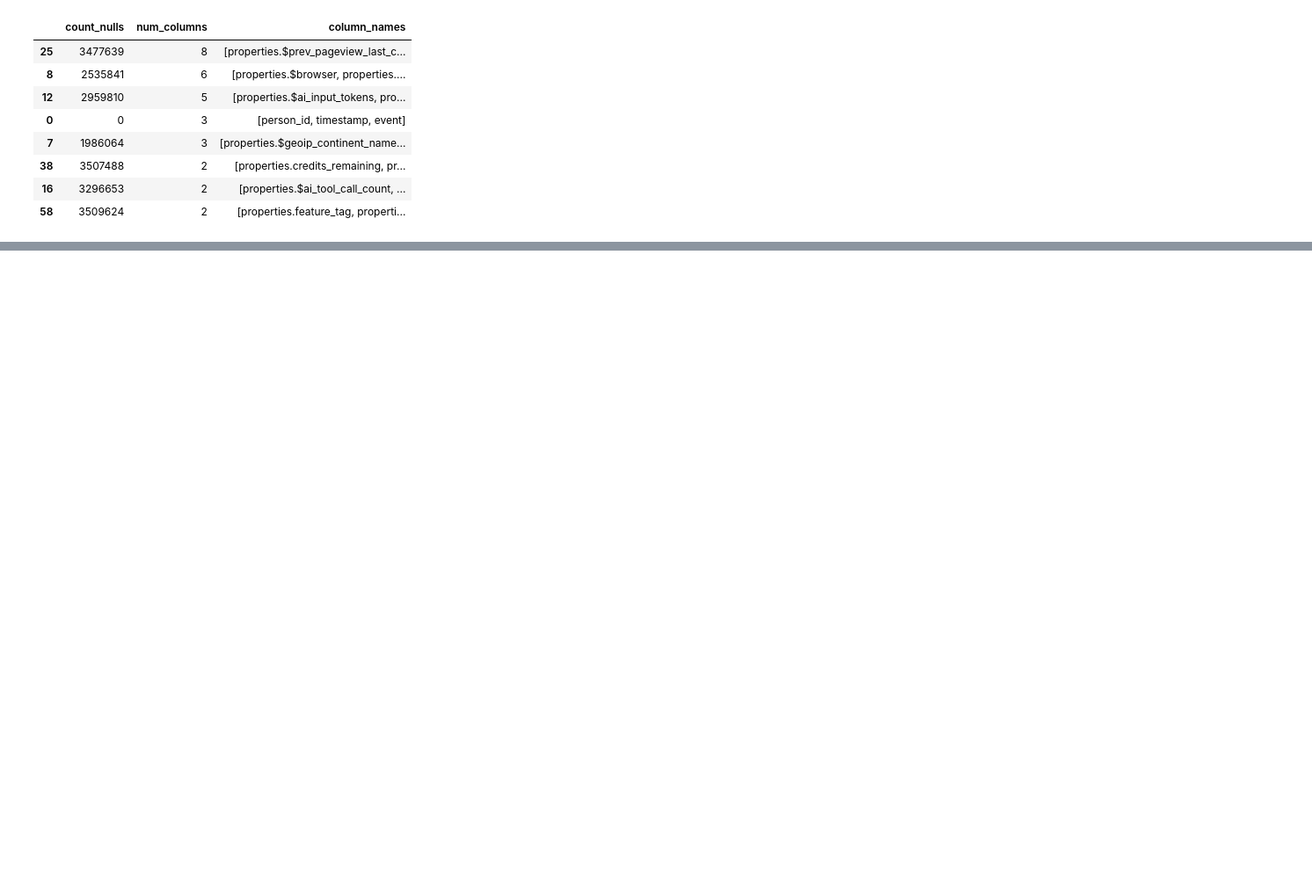
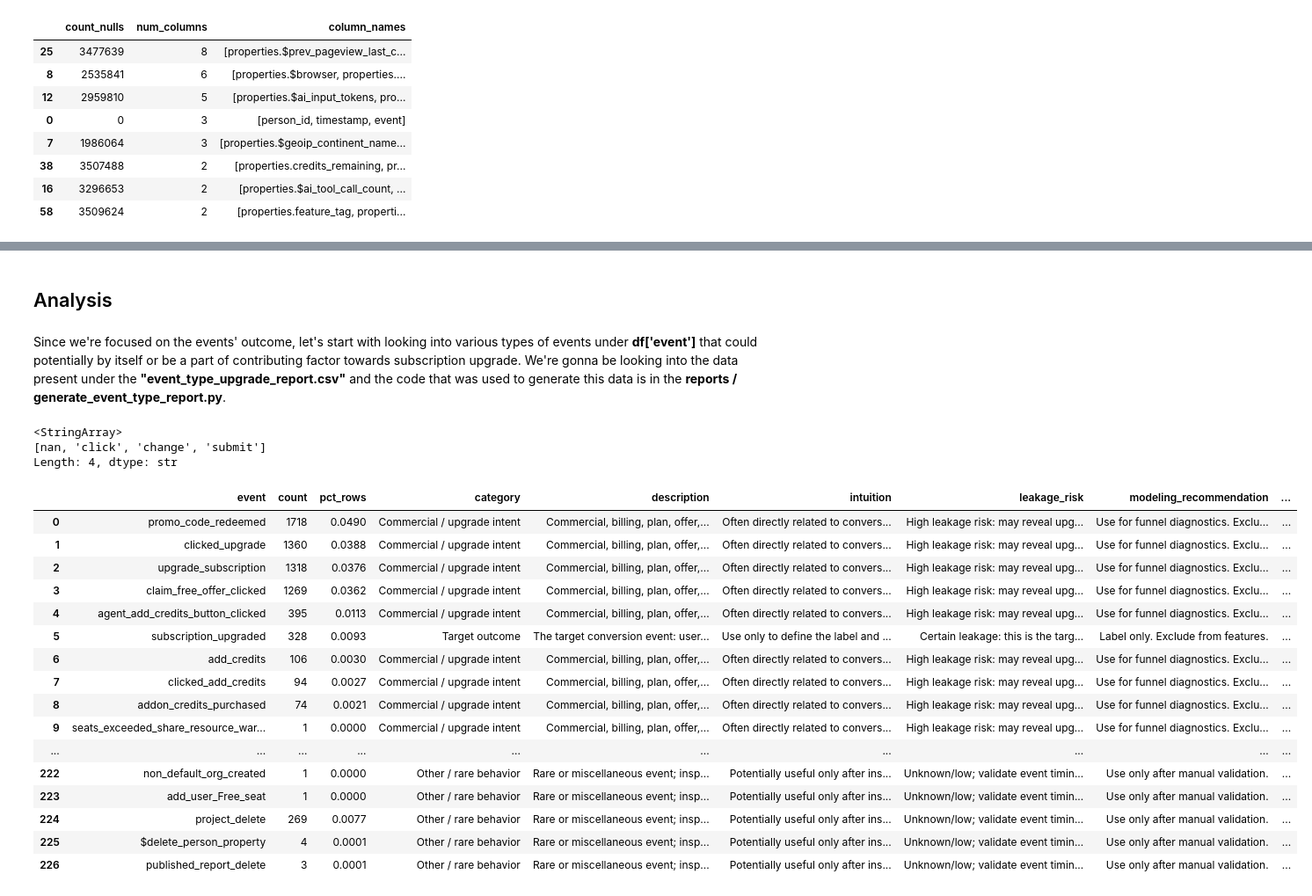
Before and after one commit to z-anxprincex1/zerve-odsc-datathon-2026, a Jupyter notebook: t1.ipynb, the cells around one changed output, grey strips where cells are left out. Shown at 88% size. Drawn from its saved outputs; the diff is of its cells as text; code cells hidden in the pictures; blank space fills up the shorter version.

Commit message:
added report generators

```diff
--- a/t1.ipynb
+++ b/t1.ipynb
@@ -107,0 +308,32 @@ sum_null_col_count[sum_null_col_count["num_columns"] > 1]
+# %% [markdown]
+## Analysis
+# %% [markdown]
+Since we're focused on the events' outcome, let's start with looking into various types of events under **df['event']** that could potentially by itself or be a part of contributing factor towards subscription upgrade. We're gonna be looking into the data present under the **"event_type_upgrade_report.csv"** and the code that was used to generate this data is in the **reports / generate_event_type_report.py**.
+# %%
+df['properties.$event_type'].unique()
+# %% [output]
+<StringArray>
+[nan, 'click', 'change', 'submit']
+Length: 4, dtype: str
+# %%
+event_df = pd.read_csv('./reports/event_type_upgrade_report.csv')
+# %%
+event_df
+# %% [output]
+|  | event | count | pct_rows | category | description | intuition | leakage_risk | modeling_recommendation | ... |
+| 0 | promo_code_redeemed | 1718 | 0.0490 | Commercial / upgrade intent | Commercial, billing, plan, offer,... | Often directly related to convers... | High leakage risk: may reveal upg... | Use for funnel diagnostics. Exclu... | ... |
+| 1 | clicked_upgrade | 1360 | 0.0388 | Commercial / upgrade intent | Commercial, billing, plan, offer,... | Often directly related to convers... | High leakage risk: may reveal upg... | Use for funnel diagnostics. Exclu... | ... |
+| 2 | upgrade_subscription | 1318 | 0.0376 | Commercial / upgrade intent | Commercial, billing, plan, offer,... | Often directly related to convers... | High leakage risk: may reveal upg... | Use for funnel diagnostics. Exclu... | ... |
+| 3 | claim_free_offer_clicked | 1269 | 0.0362 | Commercial / upgrade intent | Commercial, billing, plan, offer,... | Often directly related to convers... | High leakage risk: may reveal upg... | Use for funnel diagnostics. Exclu... | ... |
+| 4 | agent_add_credits_button_clicked | 395 | 0.0113 | Commercial / upgrade intent | Commercial, billing, plan, offer,... | Often directly related to convers... | High leakage risk: may reveal upg... | Use for funnel diagnostics. Exclu... | ... |
+| 5 | subscription_upgraded | 328 | 0.0093 | Target outcome | The target conversion event: user... | Use only to define the label and ... | Certain leakage: this is the targ... | Label only. Exclude from features. | ... |
+| 6 | add_credits | 106 | 0.0030 | Commercial / upgrade intent | Commercial, billing, plan, offer,... | Often directly related to convers... | High leakage risk: may reveal upg... | Use for funnel diagnostics. Exclu... | ... |
+| 7 | clicked_add_credits | 94 | 0.0027 | Commercial / upgrade intent | Commercial, billing, plan, offer,... | Often directly related to convers... | High leakage risk: may reveal upg... | Use for funnel diagnostics. Exclu... | ... |
+| 8 | addon_credits_purchased | 74 | 0.0021 | Commercial / upgrade intent | Commercial, billing, plan, offer,... | Often directly related to convers... | High leakage risk: may reveal upg... | Use for funnel diagnostics. Exclu... | ... |
+| 9 | seats_exceeded_share_resource_war... | 1 | 0.0000 | Commercial / upgrade intent | Commercial, billing, plan, offer,... | Often directly related to convers... | High leakage risk: may reveal upg... | Use for funnel diagnostics. Exclu... | ... |
+| ... | ... | ... | ... | ... | ... | ... | ... | ... | ... |
+| 222 | non_default_org_created | 1 | 0.0000 | Other / rare behavior | Rare or miscellaneous event; insp... | Potentially useful only after ins... | Unknown/low; validate event timin... | Use only after manual validation. | ... |
+| 223 | add_user_Free_seat | 1 | 0.0000 | Other / rare behavior | Rare or miscellaneous event; insp... | Potentially useful only after ins... | Unknown/low; validate event timin... | Use only after manual validation. | ... |
+| 224 | project_delete | 269 | 0.0077 | Other / rare behavior | Rare or miscellaneous event; insp... | Potentially useful only after ins... | Unknown/low; validate event timin... | Use only after manual validation. | ... |
+| 225 | $delete_person_property | 4 | 0.0001 | Other / rare behavior | Rare or miscellaneous event; insp... | Potentially useful only after ins... | Unknown/low; validate event timin... | Use only after manual validation. | ... |
+| 226 | published_report_delete | 3 | 0.0001 | Other / rare behavior | Rare or miscellaneous event; insp... | Potentially useful only after ins... | Unknown/low; validate event timin... | Use only after manual validation. | ... |
```
Also changed, not shown: parts of 7 cells of this notebook, 8 other files.
